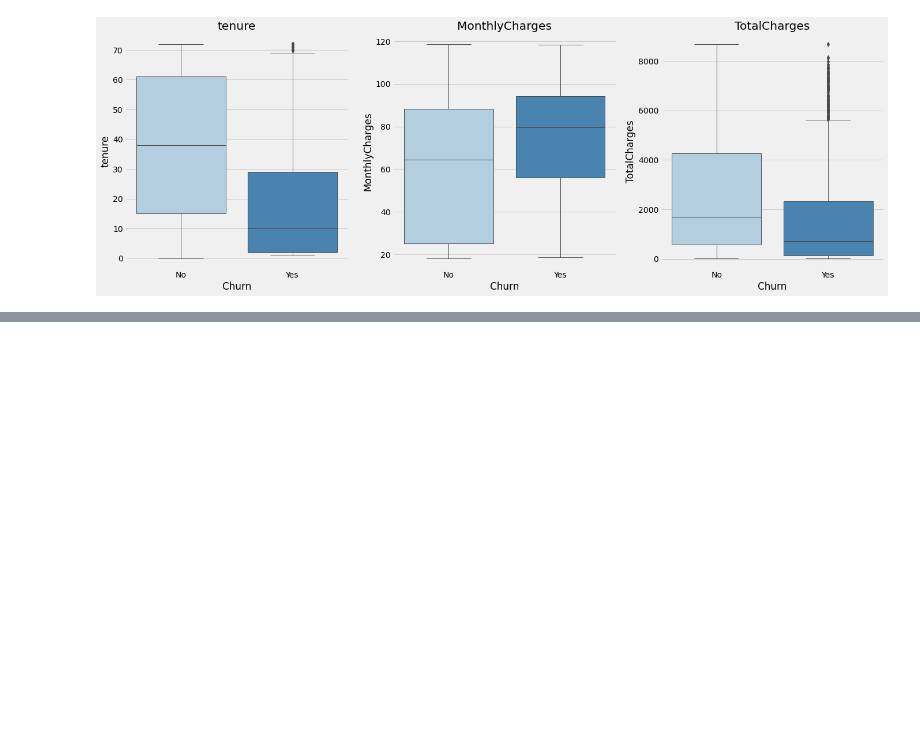
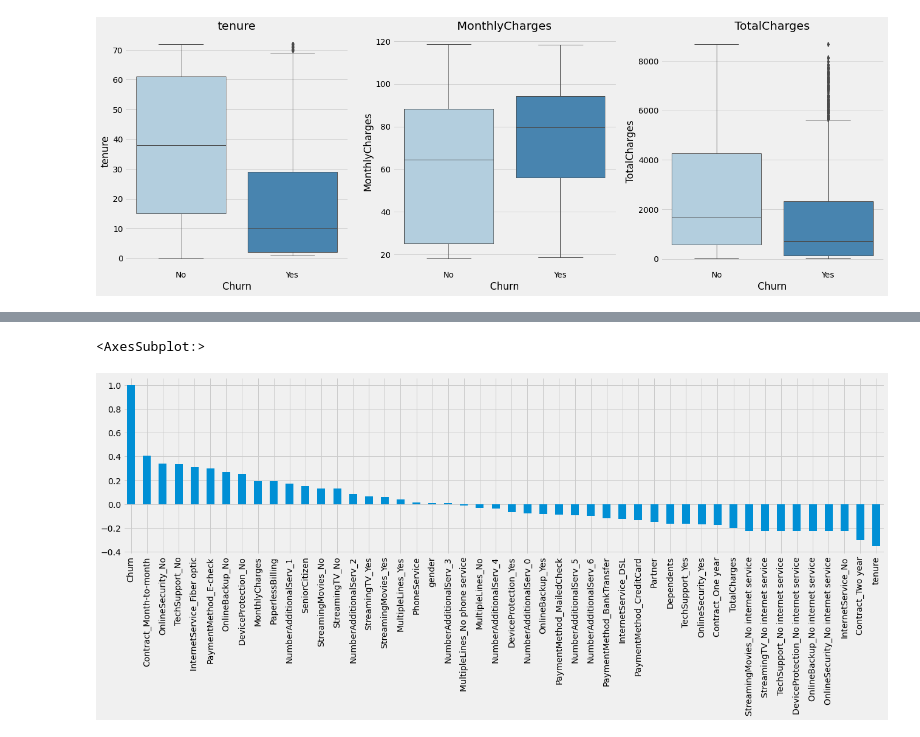
Before and after one commit to PSwiecicki/wsiz-zal-interfejsy-bigdata, a Jupyter notebook: analiza duzych zbiorow danych.ipynb, the cells around one changed output, grey strips where cells are left out. Saved outputs shown, nothing was run; the diff lists cells and outputs as text; code cells hidden in the pictures; blank space fills up the shorter version.

```diff
--- a/analiza duzych zbiorow danych.ipynb
+++ b/analiza duzych zbiorow danych.ipynb
@@ -162,0 +211,18 @@ boxplot('Churn', ['tenure', 'MonthlyCharges', 'TotalCharges'], df)
+# %%
+# Label Encoding:
+
+features_le = ['gender', 'Partner', 'Dependents', 'Churn', 'PhoneService', 'PaperlessBilling']
+
+def lable_encoding(fe, df):
+    for i in fe:
+        df[i] = df[i].map({'Yes': 1, 'No':0})
+
+lable_encoding(['Partner', 'Dependents', 'Churn', 'PhoneService', 'PaperlessBilling'], df)
+
+df['gender'] = df['gender'].map({'Female':1, 'Male':0})
+# %%
+# One-Hot Encoding
+
+features_ohe = ['MultipleLines', 'InternetService', 'OnlineSecurity', 'OnlineBackup', 'DeviceProtection', 'TechSupport',
+                'StreamingTV', 'StreamingMovies', 'Contract', 'PaymentMethod', 'NumberAdditionalServ']
+df = pd.get_dummies(df, columns = features_ohe)
@@ -162,0 +243,19 @@ boxplot('Churn', ['tenure', 'MonthlyCharges', 'TotalCharges'], df)
+# %%
+# Min-Max-Scaling
+
+from sklearn.preprocessing import MinMaxScaler
+
+df_features_mms = pd.DataFrame(df, columns=num_features)
+df_remaining_features = df.drop(columns = num_features)
+
+mms = MinMaxScaler()
+rescaled_fe = mms.fit_transform(df_features_mms)
+df_rescaled_features = pd.DataFrame(rescaled_fe, columns = num_features, index = df_remaining_features.index)
+
+df = pd.concat([df_remaining_features, df_rescaled_features], axis =1)
+
+plt.figure(figsize = (16,10))
+df.corr()['Churn'].sort_values(ascending = False).plot(kind = 'bar', figsize=(20,5))
+# %% [output]
+<AxesSubplot:>
+[figure, added]
```
Also changed, not shown: parts of 9 cells of this notebook.
